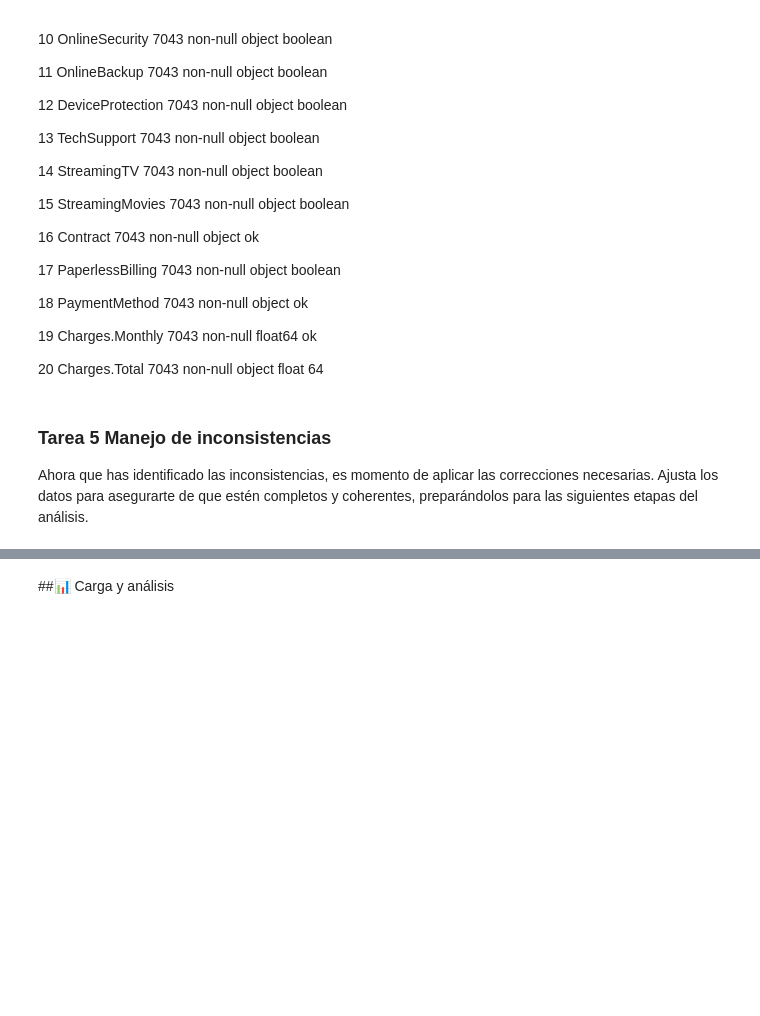
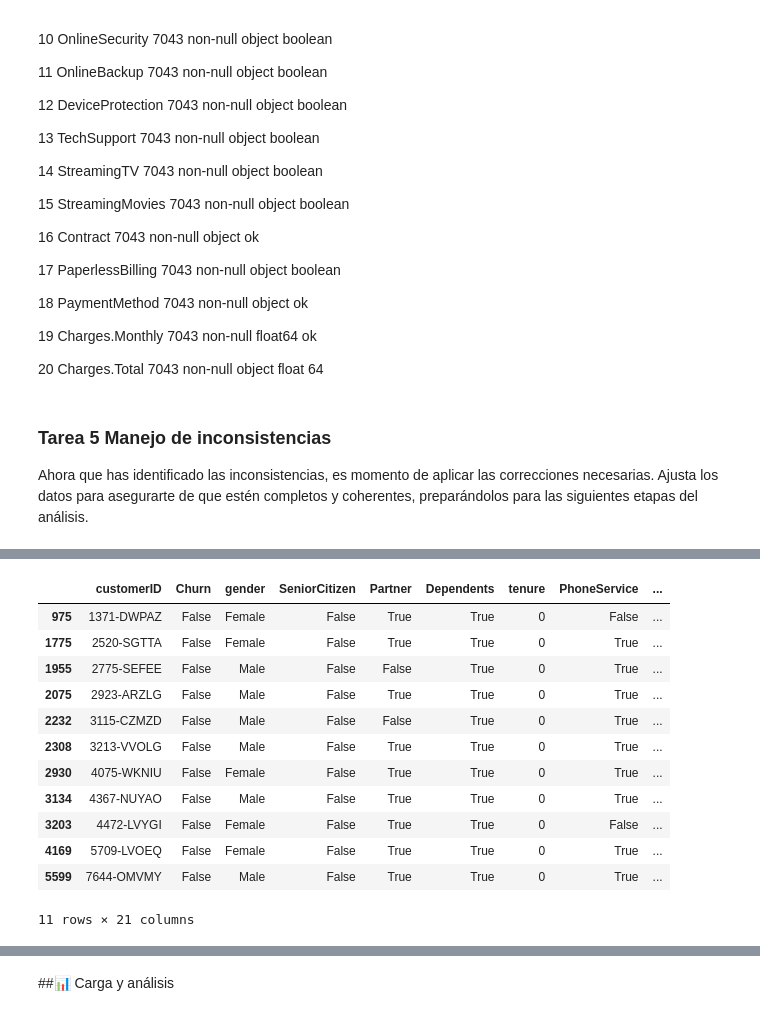
Before and after one commit to byfurkation/TelecomX_datos, a Jupyter notebook: TelecomX_LATAM.ipynb, the cells around one changed output, grey strips where cells are left out. Drawn from its saved outputs; the diff is of its cells as text; code cells hidden in the pictures; blank space fills up the shorter version.

```diff
--- a/TelecomX_LATAM.ipynb
+++ b/TelecomX_LATAM.ipynb
@@ -357,3 +357,10 @@ En este paso, verifica si hay problemas en los datos que puedan afectar el anál
 ### **Tarea 5** Manejo de inconsistencias
 
 Ahora que has identificado las inconsistencias, es momento de aplicar las correcciones necesarias. Ajusta los datos para asegurarte de que estén completos y coherentes, preparándolos para las siguientes etapas del análisis.
+# %%
+# El método .copy() solo se ejecuta una vez para cortar cualquier vínculo con
+# una vista temporal y evitar las advertencias como SettingWithCopyWarning.
+df_normalizado = df_normalizado.copy()
+# %%
+# limpiar valores no numéricos
+df_normalizado['Charges.Total'] = df_normalizado['Charges.Total'].replace(' ', pd.NA)
@@ -404,0 +411,18 @@ memory usage: 921.6+ KB
+# %%
+# La diferencia de 11 valores (7043 vs. 7032) confirma que 11 celdas estaban
+# vacías o corruptas.
+df_normalizado[df_normalizado['Charges.Total'].isna()]
+# %% [output]
+|  | customerID | Churn | gender | SeniorCitizen | Partner | Dependents | tenure | PhoneService | ... |
+| 975 | 1371-DWPAZ | False | Female | False | True | True | 0 | False | ... |
+| 1775 | 2520-SGTTA | False | Female | False | True | True | 0 | True | ... |
+| 1955 | 2775-SEFEE | False | Male | False | False | True | 0 | True | ... |
+| 2075 | 2923-ARZLG | False | Male | False | True | True | 0 | True | ... |
+| 2232 | 3115-CZMZD | False | Male | False | False | True | 0 | True | ... |
+| 2308 | 3213-VVOLG | False | Male | False | True | True | 0 | True | ... |
+| 2930 | 4075-WKNIU | False | Female | False | True | True | 0 | True | ... |
+| 3134 | 4367-NUYAO | False | Male | False | True | True | 0 | True | ... |
+| 3203 | 4472-LVYGI | False | Female | False | True | True | 0 | False | ... |
+| 4169 | 5709-LVOEQ | False | Female | False | True | True | 0 | True | ... |
+| 5599 | 7644-OMVMY | False | Male | False | True | True | 0 | True | ... |
+11 rows × 21 columns
```
Also changed, not shown: parts of 21 cells of this notebook.
